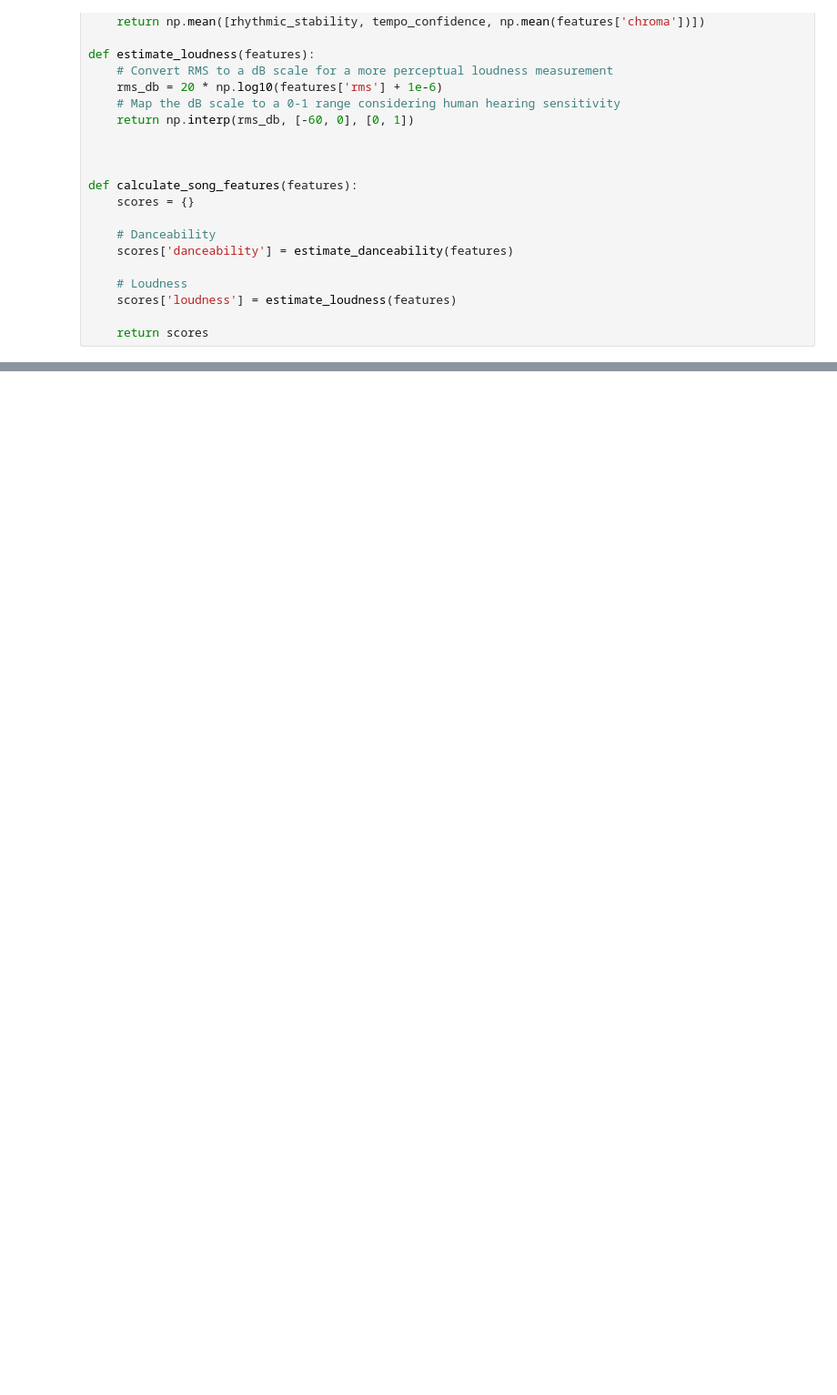
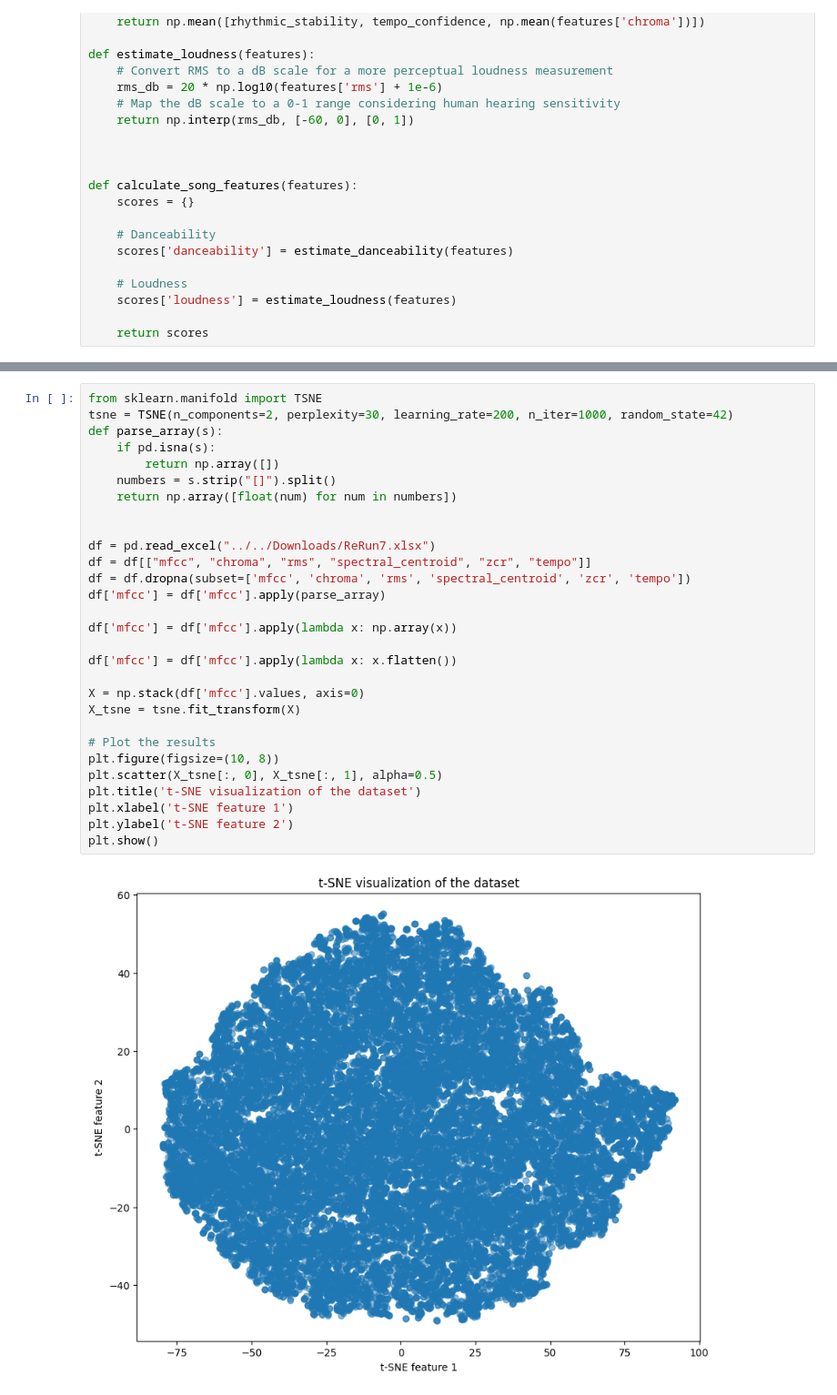
Before and after one commit to LauWyeRock/RecommendationSystem, a Jupyter notebook: KnowledgeGraph/kg.ipynb, the cells around one changed output, grey strips where cells are left out. Shown at 91% size. Saved outputs shown, nothing was run; the diff lists cells and outputs as text; blank space fills up the shorter version.

```diff
--- a/KnowledgeGraph/kg.ipynb
+++ b/KnowledgeGraph/kg.ipynb
@@ -358,0 +402,31 @@ Error processing WFLD 32: ('Connection aborted.', TimeoutError(10060, 'A connect
+# %%
+from sklearn.manifold import TSNE
+tsne = TSNE(n_components=2, perplexity=30, learning_rate=200, n_iter=1000, random_state=42)
+def parse_array(s):
+    if pd.isna(s):
+        return np.array([])
+    numbers = s.strip("[]").split()
+    return np.array([float(num) for num in numbers])
+
+
+df = pd.read_excel("../../Downloads/ReRun7.xlsx")
+df = df[["mfcc", "chroma", "rms", "spectral_centroid", "zcr", "tempo"]]
+df = df.dropna(subset=['mfcc', 'chroma', 'rms', 'spectral_centroid', 'zcr', 'tempo'])
+df['mfcc'] = df['mfcc'].apply(parse_array)
+
+df['mfcc'] = df['mfcc'].apply(lambda x: np.array(x))
+
+df['mfcc'] = df['mfcc'].apply(lambda x: x.flatten())
+
+X = np.stack(df['mfcc'].values, axis=0)
+X_tsne = tsne.fit_transform(X)
+
+# Plot the results
+plt.figure(figsize=(10, 8))
+plt.scatter(X_tsne[:, 0], X_tsne[:, 1], alpha=0.5)
+plt.title('t-SNE visualization of the dataset')
+plt.xlabel('t-SNE feature 1')
+plt.ylabel('t-SNE feature 2')
+plt.show()
+# %% [output]
+[figure, added]
```
Also changed, not shown: parts of 5 cells of this notebook, 1 other file.
